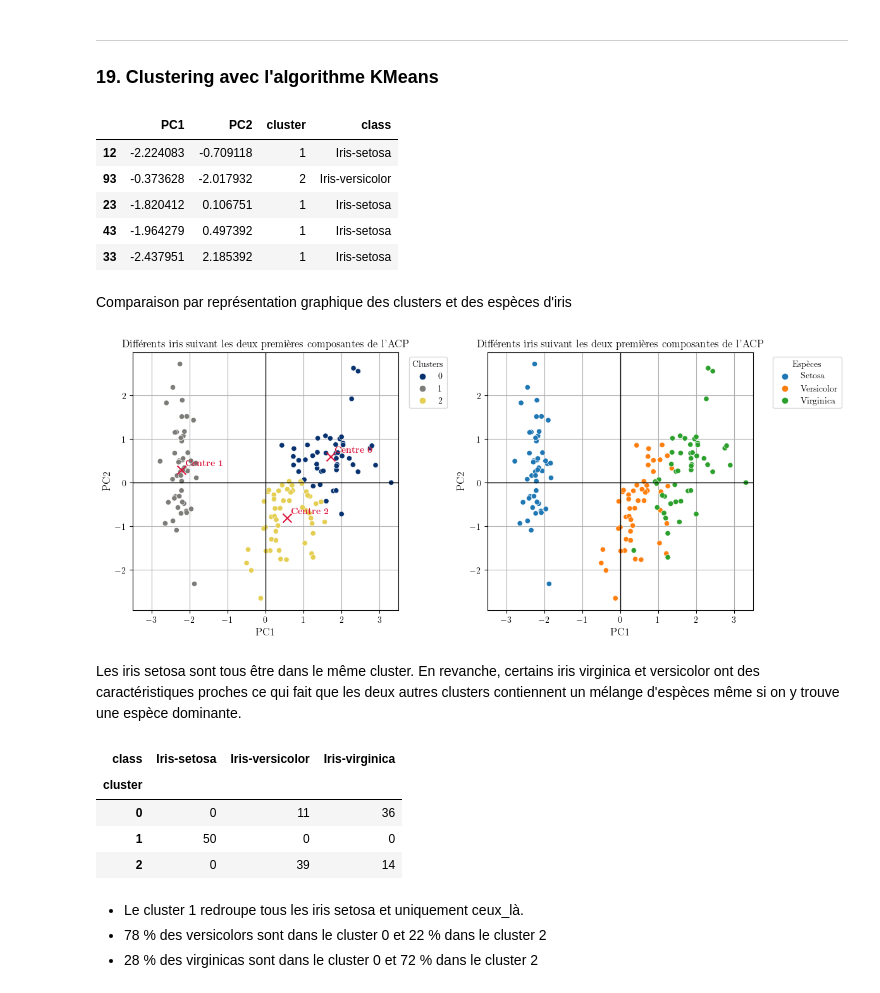
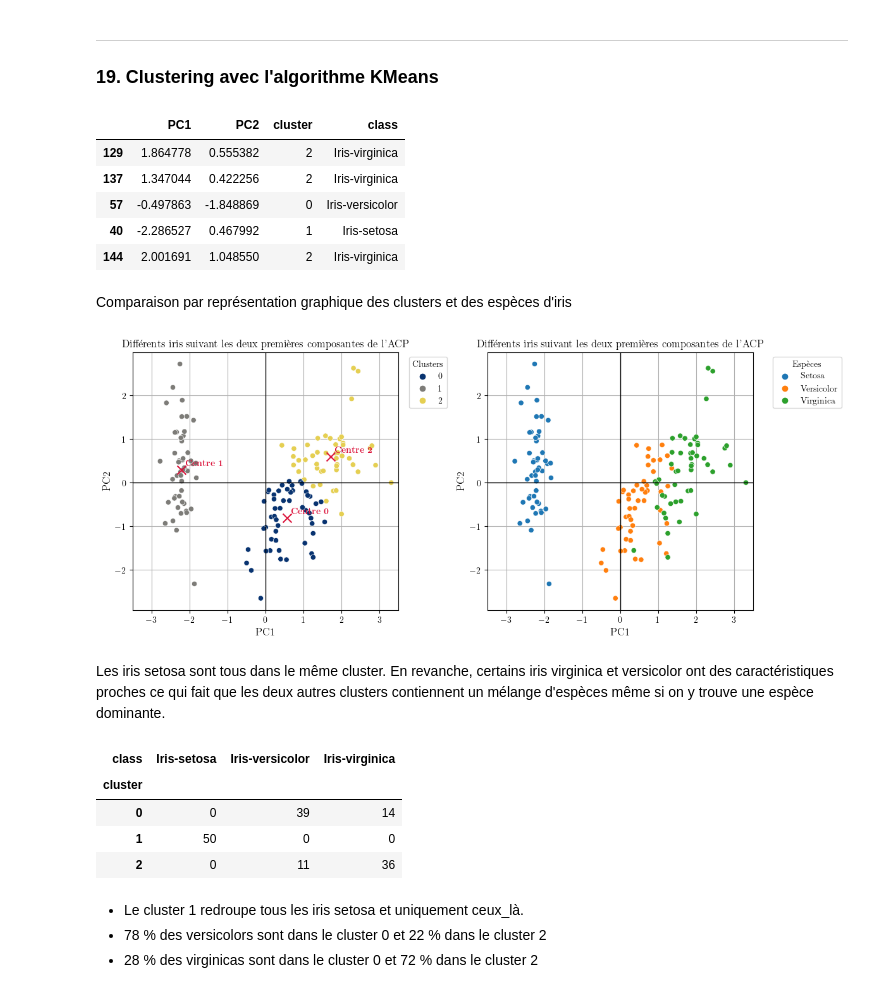
Before and after one commit to nlejay/projet_acp_clustering, a Jupyter notebook: projet1_red_dim_lejay.ipynb, the cells around one changed output. Cells and saved outputs as stored; diff of their text form; code cells hidden in the pictures.

```diff
--- a/projet1_red_dim_lejay.ipynb
+++ b/projet1_red_dim_lejay.ipynb
@@ -1007,23 +1029,23 @@ plt.show()
 # %%
 from sklearn.cluster import KMeans
 
 data_pca = iris_trans_stand[['PC1', 'PC2']]
 
 # instanciation et entraînement d'un objet KMeans
 # Je choisis une forte valeur de n_init (nombre d'exécutions de l'algorithme en prenant des centroïdes initiaux différents
-# pour éviter d'avoir des résultats différents à chaque éxécution de la fonctionet maximiser les résultats
-kmeans = KMeans(n_clusters=3, n_init=100)
+# pour éviter d'avoir des résultats différents à chaque éxécution de la fonction et maximiser les résultats
+kmeans = KMeans(n_clusters=3, n_init=50)
 kmeans.fit(data_pca)
 
 clusters3 = pd.concat([data_pca, pd.DataFrame(kmeans.labels_, columns=['cluster']), iris_trans_stand['class']], axis=1)
 clusters3.sample(n=5)
 # %% [output]
 |  | PC1 | PC2 | cluster | class |
-| 12 | -2.224083 | -0.709118 | 1 | Iris-setosa |
-| 93 | -0.373628 | -2.017932 | 2 | Iris-versicolor |
-| 23 | -1.820412 | 0.106751 | 1 | Iris-setosa |
-| 43 | -1.964279 | 0.497392 | 1 | Iris-setosa |
-| 33 | -2.437951 | 2.185392 | 1 | Iris-setosa |
+| 129 | 1.864778 | 0.555382 | 2 | Iris-virginica |
+| 137 | 1.347044 | 0.422256 | 2 | Iris-virginica |
+| 57 | -0.497863 | -1.848869 | 0 | Iris-versicolor |
+| 40 | -2.286527 | 0.467992 | 1 | Iris-setosa |
+| 144 | 2.001691 | 1.048550 | 2 | Iris-virginica |
 # %% [markdown]
 Comparaison par représentation graphique des clusters et des espèces d'iris
 # %%
@@ -1071,17 +1093,17 @@ ax2.set_axisbelow(True)  # grille en arrière-plan
 plt.tight_layout()
 plt.show()
 # %% [output]
-[figure, old version]
+[figure, new version]
 # %% [markdown]
-Les iris setosa sont tous être dans le même cluster. En revanche, certains iris virginica et versicolor ont des caractéristiques proches ce qui fait que les deux autres clusters contiennent un mélange d'espèces même si on y trouve une espèce dominante.
+Les iris setosa sont tous dans le même cluster. En revanche, certains iris virginica et versicolor ont des caractéristiques proches ce qui fait que les deux autres clusters contiennent un mélange d'espèces même si on y trouve une espèce dominante.
 # %%
 pd.crosstab(clusters3['cluster'], clusters3['class'])
 # %% [output]
 | class | Iris-setosa | Iris-versicolor | Iris-virginica |
 | cluster |  |  |  |
-| 0 | 0 | 11 | 36 |
+| 0 | 0 | 39 | 14 |
 | 1 | 50 | 0 | 0 |
-| 2 | 0 | 39 | 14 |
+| 2 | 0 | 11 | 36 |
 # %% [markdown]
 - Le cluster 1 redroupe tous les iris setosa et uniquement ceux_là.
 - 78 % des versicolors sont dans le cluster 0 et 22 % dans le cluster 2
```
Also changed, not shown: parts of 10 cells of this notebook.
